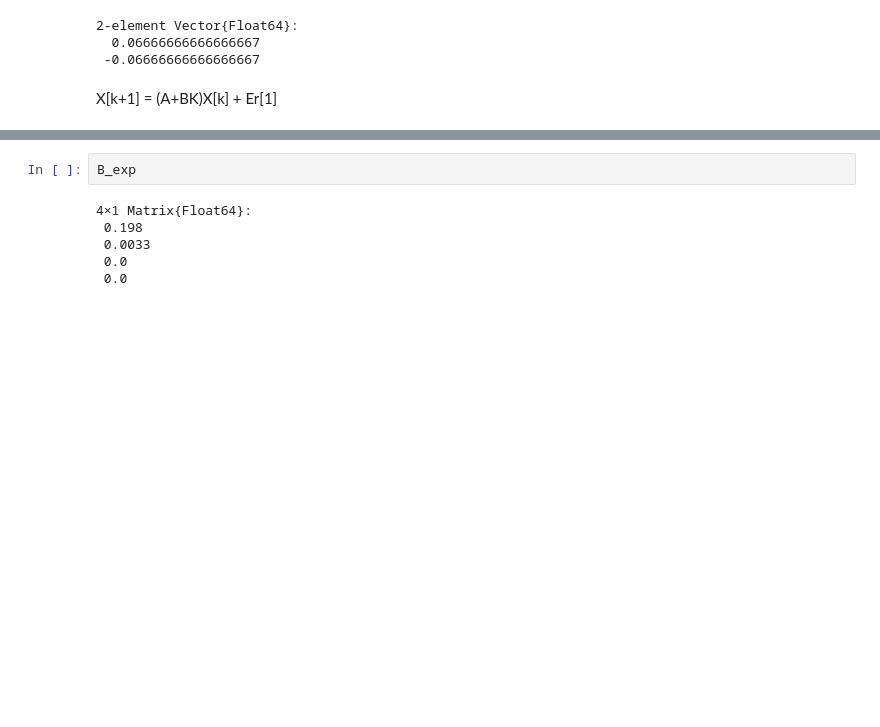
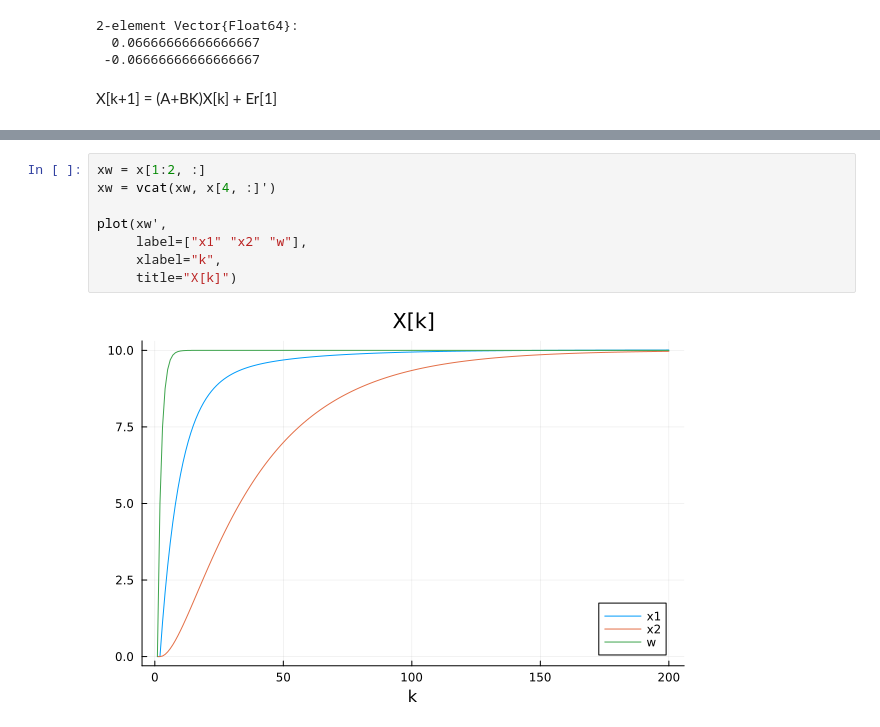
Before and after one commit to Nicholas-Wallace/Polyhedron, a Jupyter notebook: segref.ipynb, the cells around one changed output, grey strips where cells are left out. Drawn from its saved outputs; the diff is of its cells as text; blank space fills up the shorter version.

```diff
--- a/segref.ipynb
+++ b/segref.ipynb
@@ -132,8 +126,10 @@ scatter(x0[1,:], x0[2,:])
 # %%
-B_exp
+xw = x[1:2, :]
+xw = vcat(xw, x[4, :]')
+
+plot(xw',
+     label=["x1" "x2" "w"],
+     xlabel="k",
+     title="X[k]")
 # %% [output]
-4×1 Matrix{Float64}:
- 0.198
- 0.0033
- 0.0
- 0.0
+[figure, added]
```
Also changed, not shown: parts of 11 cells of this notebook, 1 other file.
